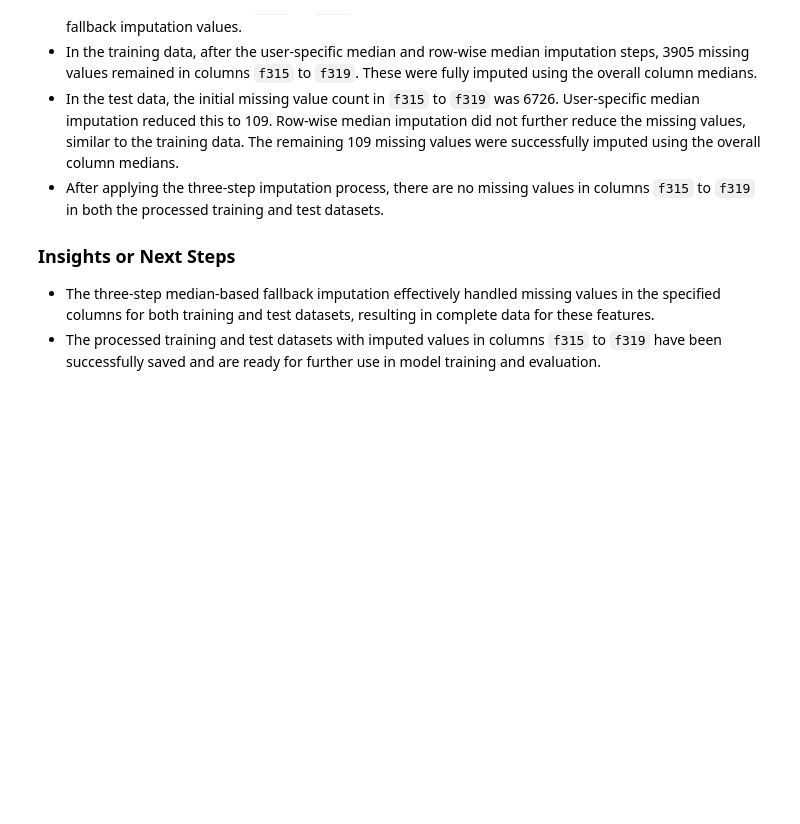
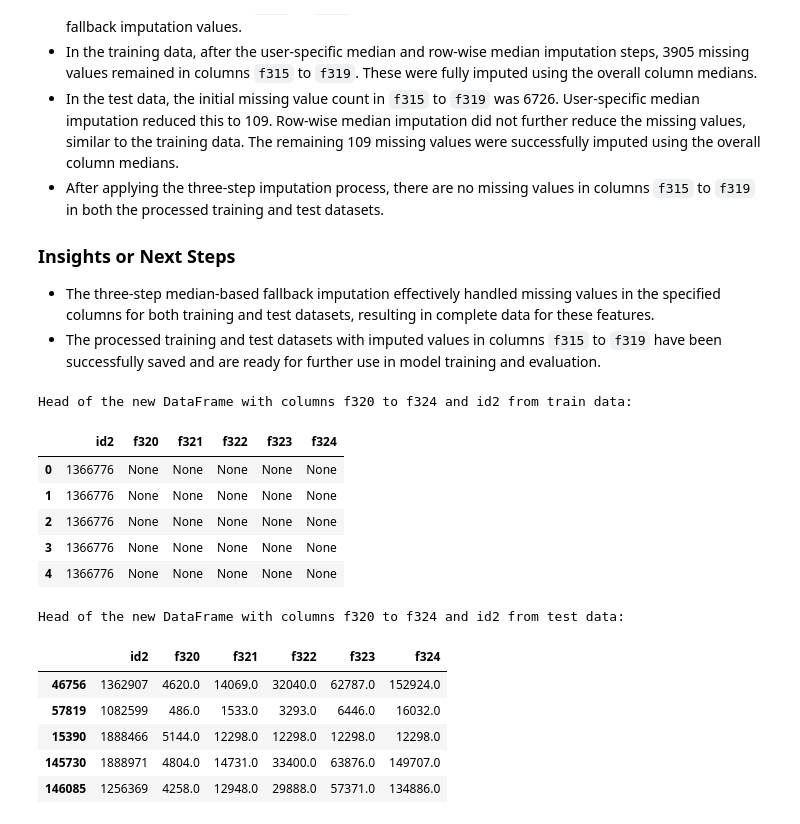
Before and after one commit to rishabh-0042/American_Express_Hackathon_25-2025, a Jupyter notebook: AMEXHackathon_2.ipynb, the cells around one changed output. Saved outputs shown, nothing was run; the diff lists cells and outputs as text; code cells hidden in the pictures; blank space fills up the shorter version.

```diff
--- a/AMEXHackathon_2.ipynb
+++ b/AMEXHackathon_2.ipynb
@@ -1992,3 +1992,30 @@ Successfully saved the processed f315tof319 test DataFrame to /content/drive/MyD
 
 *   The three-step median-based fallback imputation effectively handled missing values in the specified columns for both training and test datasets, resulting in complete data for these features.
 *   The processed training and test datasets with imputed values in columns `f315` to `f319` have been successfully saved and are ready for further use in model training and evaluation.
+# %%
+# Select columns f320 to f324 and id2 from df_train
+f320tof324_train = df_train[['id2', 'f320', 'f321', 'f322', 'f323', 'f324']]
+
+# Select columns f320 to f324 and id2 from df
+f320tof324_test = df[['id2', 'f320', 'f321', 'f322', 'f323', 'f324']]
+
+print("Head of the new DataFrame with columns f320 to f324 and id2 from train data:")
+display(f320tof324_train.head())
+
+print("\nHead of the new DataFrame with columns f320 to f324 and id2 from test data:")
+display(f320tof324_test.head())
+# %% [output]
+Head of the new DataFrame with columns f320 to f324 and id2 from train data:
+|  | id2 | f320 | f321 | f322 | f323 | f324 |
+| 0 | 1366776 | None | None | None | None | None |
+| 1 | 1366776 | None | None | None | None | None |
+| 2 | 1366776 | None | None | None | None | None |
+| 3 | 1366776 | None | None | None | None | None |
+| 4 | 1366776 | None | None | None | None | None |
+Head of the new DataFrame with columns f320 to f324 and id2 from test data:
+|  | id2 | f320 | f321 | f322 | f323 | f324 |
+| 46756 | 1362907 | 4620.0 | 14069.0 | 32040.0 | 62787.0 | 152924.0 |
+| 57819 | 1082599 | 486.0 | 1533.0 | 3293.0 | 6446.0 | 16032.0 |
+| 15390 | 1888466 | 5144.0 | 12298.0 | 12298.0 | 12298.0 | 12298.0 |
+| 145730 | 1888971 | 4804.0 | 14731.0 | 33400.0 | 63876.0 | 149707.0 |
+| 146085 | 1256369 | 4258.0 | 12948.0 | 29888.0 | 57371.0 | 134886.0 |
```
Also changed, not shown: parts of 20 cells of this notebook.
